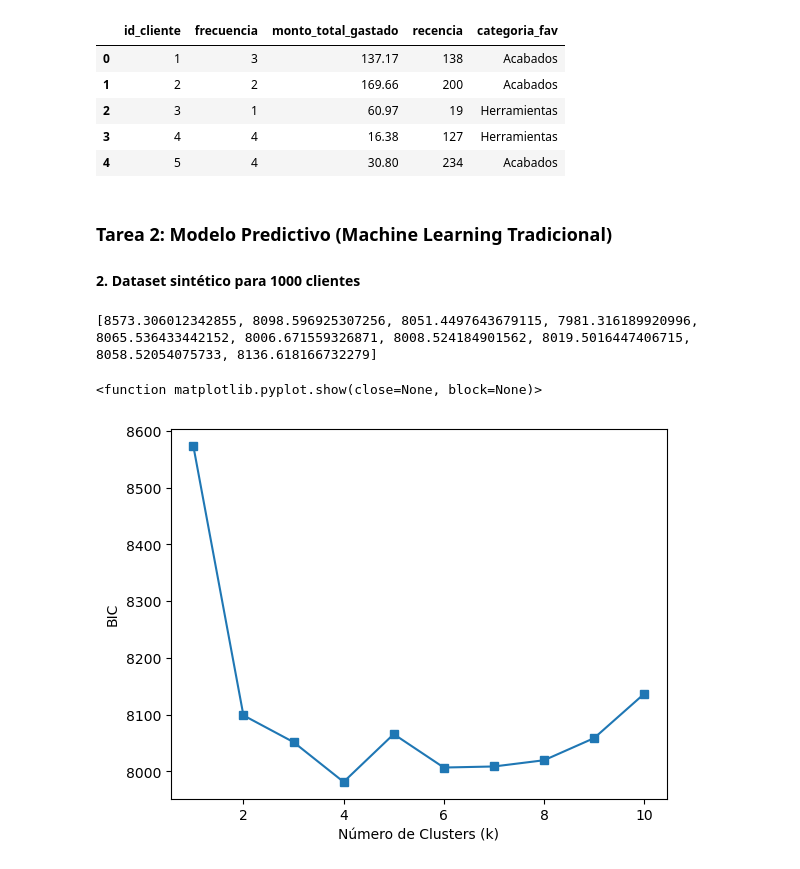
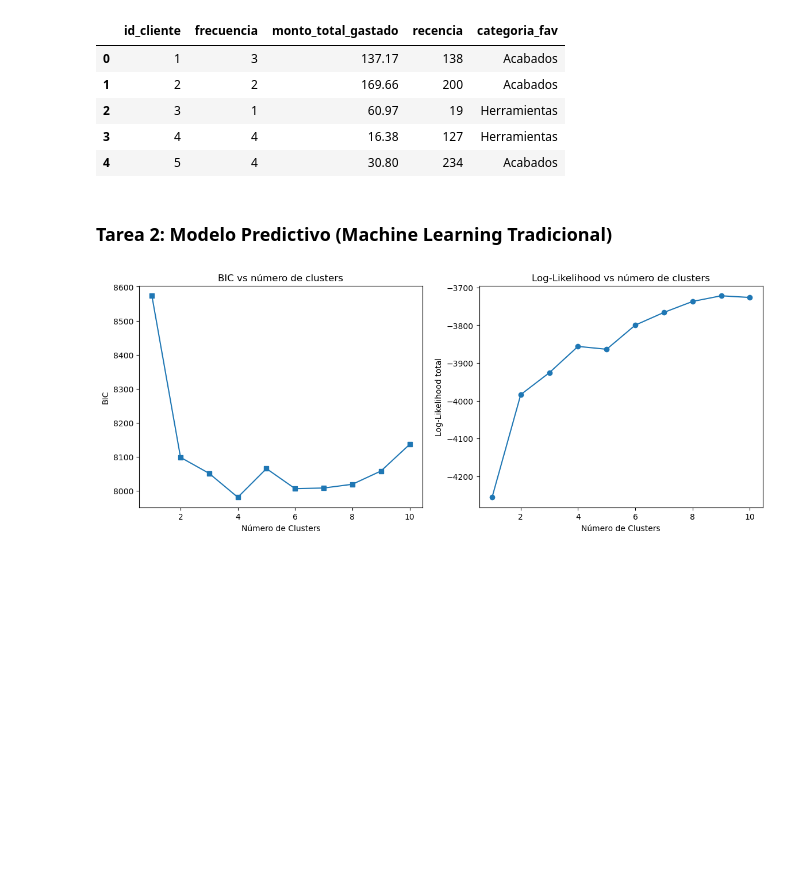
Before and after one commit to gian-castillero/prueba-tecnica-cochez, a Jupyter notebook: sistema-recomendacion.ipynb, the cells around one changed output. Drawn from its saved outputs; the diff is of its cells as text; code cells hidden in the pictures; blank space fills up the shorter version.

Commit message:
Agrega log-likelihood a la evaluacion del modelo y resultados por cluster

```diff
--- a/sistema-recomendacion.ipynb
+++ b/sistema-recomendacion.ipynb
@@ -49,9 +49,8 @@ df.head()
 | 4 | 5 | 4 | 30.80 | 234 | Acabados |
 # %% [markdown]
 ### Tarea 2: Modelo Predictivo (Machine Learning Tradicional)
-#### 2. Dataset sintético para 1000 clientes
 # %%
-from sklearn.preprocessing import StandardScaler, OneHotEncoder
+from sklearn.preprocessing import StandardScaler
 from sklearn.mixture import GaussianMixture
 import matplotlib.pyplot as plt
 
@@ -63,6 +62,7 @@ X_scaled = scaler.fit_transform(X)
 
 # Aplicar el GMM con distintos números de clusters (1 a 10)
 bic = []
+log_likelihoods = []
 k_values = range(1, 11)
 
 for k in k_values:
@@ -70,17 +70,27 @@ for k in k_values:
     gmm.fit(X_scaled)
     bic.append(gmm.bic(X_scaled))
 
-print(bic)
-
-# Graficar BIC para los distintos valores de número de clusters
-plt. plot(k_values, bic, marker='s')
-plt.xlabel("Número de Clusters (k)")
-plt.ylabel("BIC")
-plt.show
+    # log-likelihood promedio por cliente * número de clientes
+    log_likelihoods.append(gmm.score(X_scaled) * len(X_scaled))
-# %% [output]
-[8573.306012342855, 8098.596925307256, 8051.4497643679115, 7981.316189920996, 8065.536433442152, 8006.671559326871, 8008.524184901562, 8019.5016447406715, 8058.52054075733, 8136.618166732279]
-<function matplotlib.pyplot.show(close=None, block=None)>
-[figure, removed]
+# %%
+# Graficar BIC y log-likelihood para identificar el número óptimo de clusters
+fig, ax = plt.subplots(1, 2, figsize=(14, 5))
+
+# Graficar BIC
+ax[0].plot(k_values, bic, marker='s')
+ax[0].set_xlabel("Número de Clusters")
+ax[0].set_ylabel("BIC")
+ax[0].set_title("BIC vs número de clusters")
+
+# Graficar log-likelihood total
+ax[1].plot(k_values, log_likelihoods, marker="o")
+ax[1].set_xlabel("Número de Clusters")
+ax[1].set_ylabel("Log-Likelihood total")
+ax[1].set_title("Log-Likelihood vs número de clusters")
+
+plt.show()
+# %% [output]
+[figure, added]
 # %%
 from sklearn.metrics import silhouette_score
 
```
Also changed, not shown: parts of 5 cells of this notebook.
